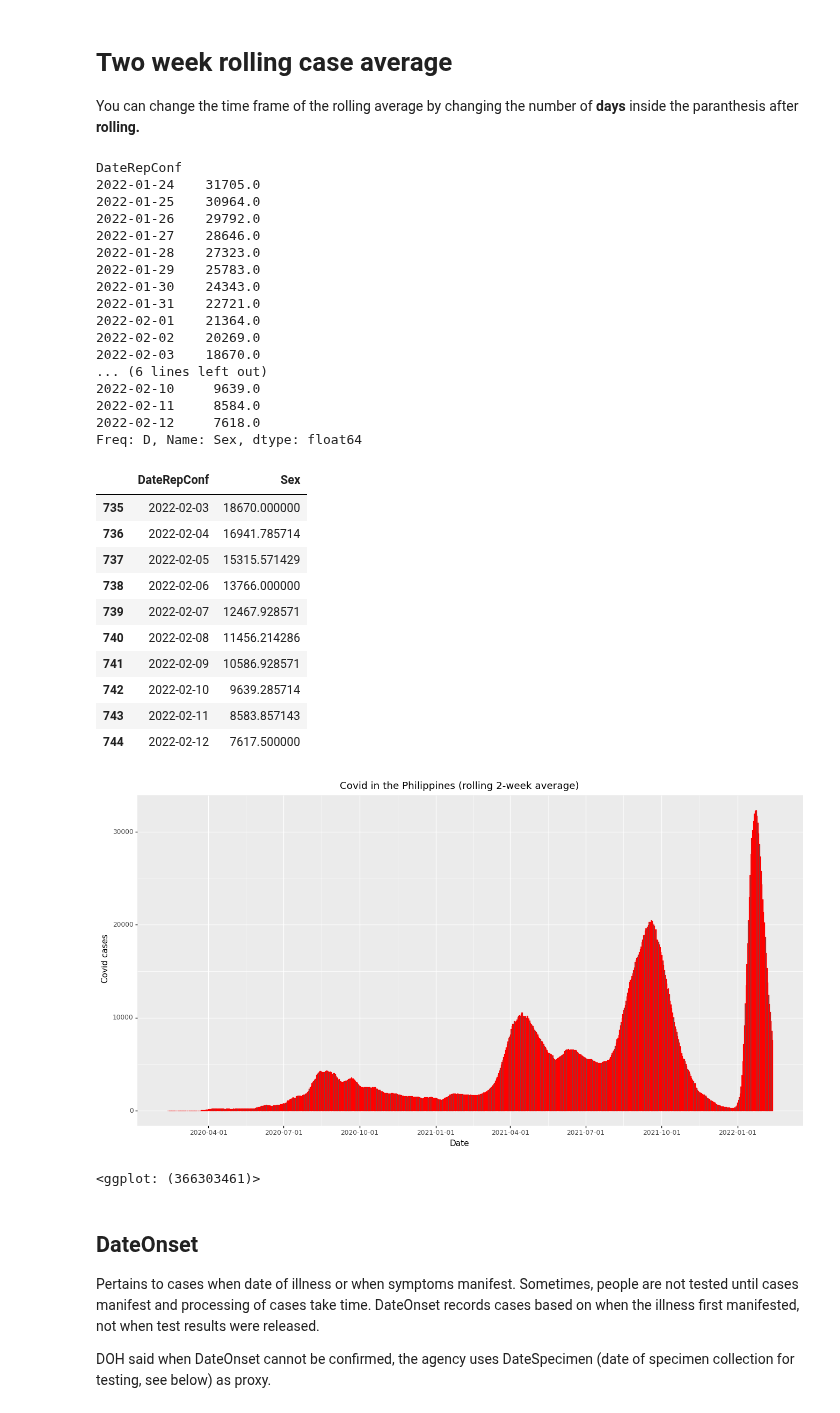
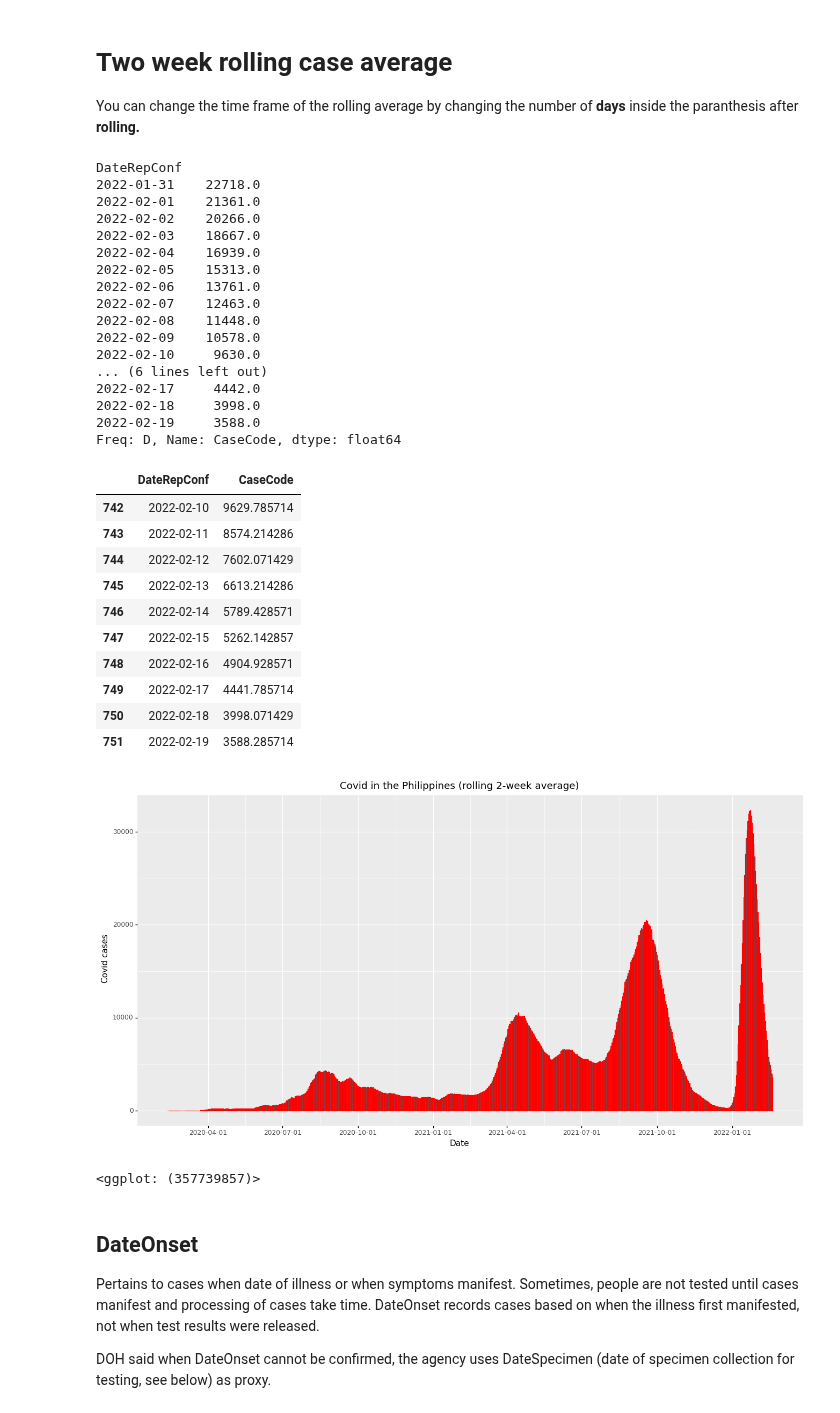
Before and after one commit to pmagtulis/covid-ph, a Jupyter notebook: covid-philippines.ipynb, the cells around one changed output. Drawn from its saved outputs; the diff is of its cells as text; code cells hidden in the pictures.

```diff
--- a/covid-philippines.ipynb
+++ b/covid-philippines.ipynb
@@ -17,7 +17,7 @@ from plotnine import *
 pd.set_option("display.max_columns", None)
 pd.set_option("display.max_rows", 1000)
 df = pd.concat(
-    map(pd.read_csv, ['DOH COVID Data Drop_ 20220212 - 04 Case Information_batch_0.csv', 'DOH COVID Data Drop_ 20220212 - 04 Case Information_batch_1.csv', 'DOH COVID Data Drop_ 20220212 - 04 Case Information_batch_2.csv', "DOH COVID Data Drop_ 20220212 - 04 Case Information_batch_3.csv"]), ignore_index=True)
+    map(pd.read_csv, ['DOH COVID Data Drop_ 20220219 - 04 Case Information_batch_0.csv', 'DOH COVID Data Drop_ 20220219 - 04 Case Information_batch_1.csv', 'DOH COVID Data Drop_ 20220219 - 04 Case Information_batch_2.csv', "DOH COVID Data Drop_ 20220219 - 04 Case Information_batch_3.csv"]), ignore_index=True)
 df
 # %% [output]
 |  | CaseCode | Age | AgeGroup | Sex | DateSpecimen | DateResultRelease | DateRepConf | DateDied | ... |
@@ -145,50 +145,50 @@ cases.tail()
 
 You can change the time frame of the rolling average by changing the number of **days** inside the paranthesis after **rolling.**
 # %%
-df.resample('D', on='DateRepConf').Sex.count().rolling(14).mean().round().tail(20)
+df.resample('D', on='DateRepConf').CaseCode.count().rolling(14).mean().round().tail(20)
 # %% [output]
 DateRepConf
-2022-01-24    31705.0
-2022-01-25    30964.0
-2022-01-26    29792.0
-2022-01-27    28646.0
-2022-01-28    27323.0
-2022-01-29    25783.0
-2022-01-30    24343.0
-2022-01-31    22721.0
-2022-02-01    21364.0
-2022-02-02    20269.0
-2022-02-03    18670.0
+2022-01-31    22718.0
+2022-02-01    21361.0
+2022-02-02    20266.0
+2022-02-03    18667.0
+2022-02-04    16939.0
+2022-02-05    15313.0
+2022-02-06    13761.0
+2022-02-07    12463.0
+2022-02-08    11448.0
+2022-02-09    10578.0
+2022-02-10     9630.0
 ... (6 lines left out)
-2022-02-10     9639.0
-2022-02-11     8584.0
-2022-02-12     7618.0
-Freq: D, Name: Sex, dtype: float64
+2022-02-17     4442.0
+2022-02-18     3998.0
+2022-02-19     3588.0
+Freq: D, Name: CaseCode, dtype: float64
 # %%
-case_roll = df.resample('D', on='DateRepConf').Sex.count().rolling(14).mean().to_frame().reset_index()
+case_roll = df.resample('D', on='DateRepConf').CaseCode.count().rolling(14).mean().to_frame().reset_index()
 case_roll.tail(10)
 # %% [output]
-|  | DateRepConf | Sex |
-| 735 | 2022-02-03 | 18670.000000 |
-| 736 | 2022-02-04 | 16941.785714 |
-| 737 | 2022-02-05 | 15315.571429 |
-| 738 | 2022-02-06 | 13766.000000 |
-| 739 | 2022-02-07 | 12467.928571 |
-| 740 | 2022-02-08 | 11456.214286 |
-| 741 | 2022-02-09 | 10586.928571 |
-| 742 | 2022-02-10 | 9639.285714 |
-| 743 | 2022-02-11 | 8583.857143 |
-| 744 | 2022-02-12 | 7617.500000 |
+|  | DateRepConf | CaseCode |
+| 742 | 2022-02-10 | 9629.785714 |
+| 743 | 2022-02-11 | 8574.214286 |
+| 744 | 2022-02-12 | 7602.071429 |
+| 745 | 2022-02-13 | 6613.214286 |
+| 746 | 2022-02-14 | 5789.428571 |
+| 747 | 2022-02-15 | 5262.142857 |
+| 748 | 2022-02-16 | 4904.928571 |
+| 749 | 2022-02-17 | 4441.785714 |
+| 750 | 2022-02-18 | 3998.071429 |
+| 751 | 2022-02-19 | 3588.285714 |
 # %%
 (
-    ggplot(case_roll, aes('DateRepConf', 'Sex')) +
+    ggplot(case_roll, aes('DateRepConf', 'CaseCode')) +
            geom_col(color="red", stat="identity") +
            theme(figure_size=(16,8)) +
            labs(x= "Date", y="Covid cases", title="Covid in the Philippines (rolling 2-week average)")
 )
 # %% [output]
-[figure, old version]
+[figure, new version]
-<ggplot: (366303461)>
+<ggplot: (357739857)>
 # %% [markdown]
 ## DateOnset
 
```
Also changed, not shown: parts of 43 cells of this notebook.
